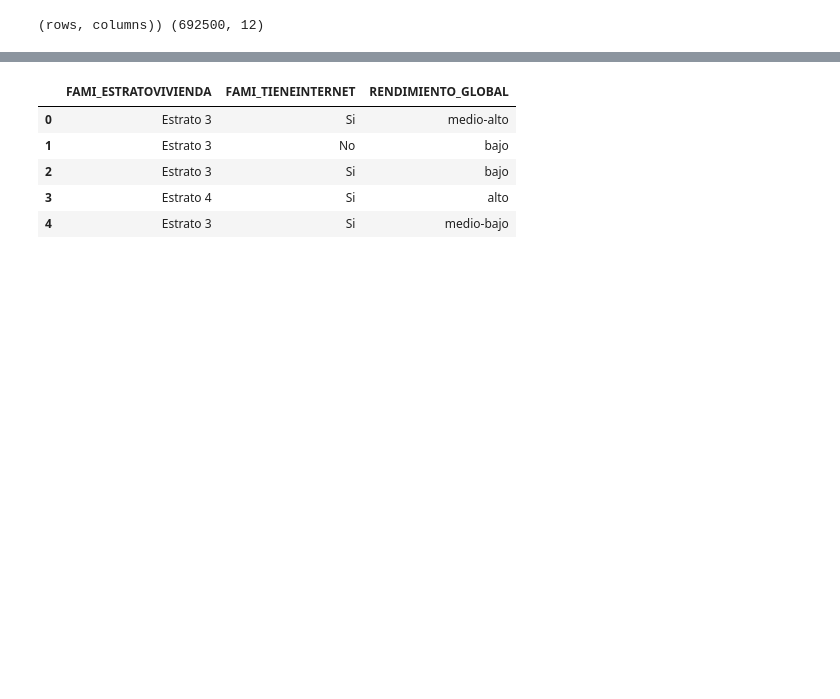
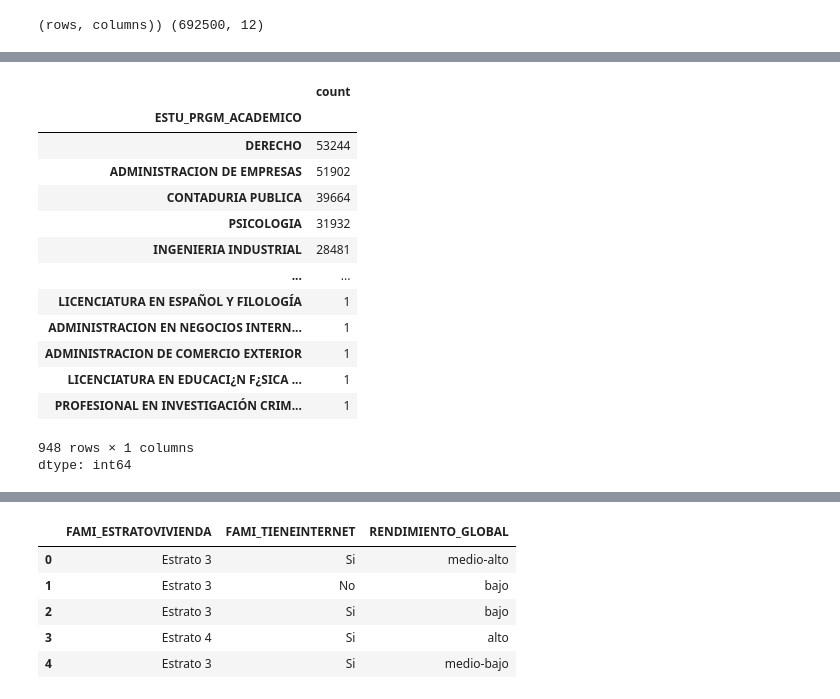
Before and after one commit to maikol0629/models1, a Jupyter notebook: 01_exploración.ipynb, the cells around one changed output, grey strips where cells are left out. Drawn from its saved outputs; the diff is of its cells as text; code cells hidden in the pictures; blank space fills up the shorter version.

```diff
--- a/01_exploración.ipynb
+++ b/01_exploración.ipynb
@@ -26,3 +25,21 @@ z.head()
 | 2 | 308367 | 20203 | MERCADEO Y PUBLICIDAD | BOGOTÁ | Entre 2.5 millones y menos de 4 m... | ... |
 | 3 | 470353 | 20195 | ADMINISTRACION DE EMPRESAS | SANTANDER | Entre 4 millones y menos de 5.5 m... | ... |
 | 4 | 989032 | 20212 | PSICOLOGIA | ANTIOQUIA | Entre 2.5 millones y menos de 4 m... | ... |
+# %%
+z['ESTU_PRGM_ACADEMICO'].value_counts()
+# %% [output]
+|  | count |
+| ESTU_PRGM_ACADEMICO |  |
+| DERECHO | 53244 |
+| ADMINISTRACION DE EMPRESAS | 51902 |
+| CONTADURIA PUBLICA | 39664 |
+| PSICOLOGIA | 31932 |
+| INGENIERIA INDUSTRIAL | 28481 |
+| ... | ... |
+| LICENCIATURA EN ESPAÑOL Y FILOLOGÍA | 1 |
+| ADMINISTRACION EN NEGOCIOS INTERN... | 1 |
+| ADMINISTRACION DE COMERCIO EXTERIOR | 1 |
+| LICENCIATURA EN EDUCACI¿N F¿SICA ... | 1 |
+| PROFESIONAL EN INVESTIGACIÓN CRIM... | 1 |
+948 rows × 1 columns
+dtype: int64
```
Also changed, not shown: parts of 7 cells of this notebook, 1 other file.
